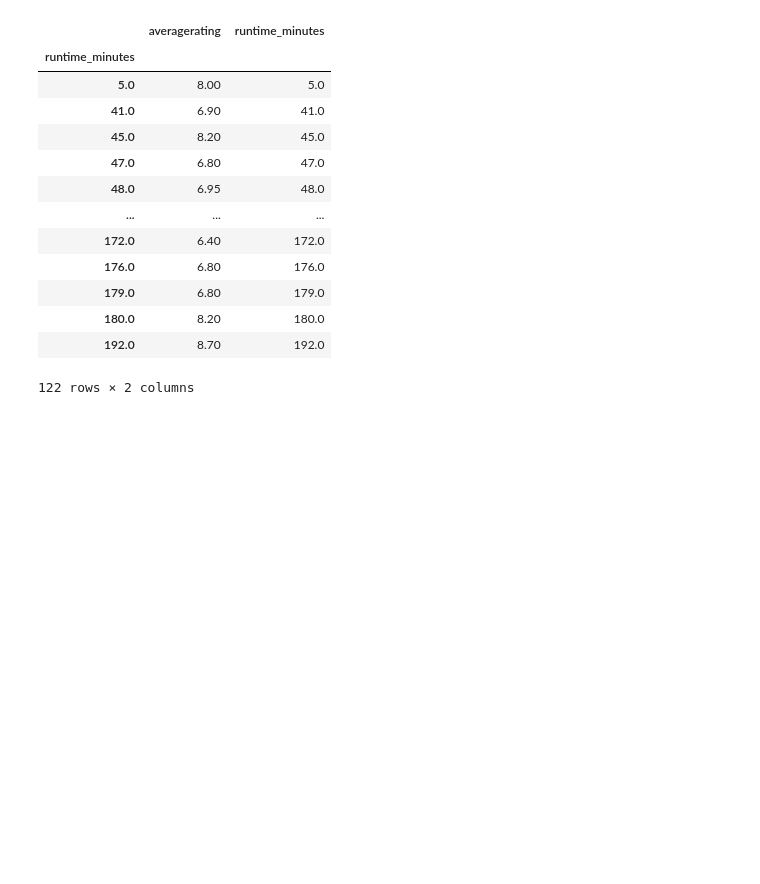
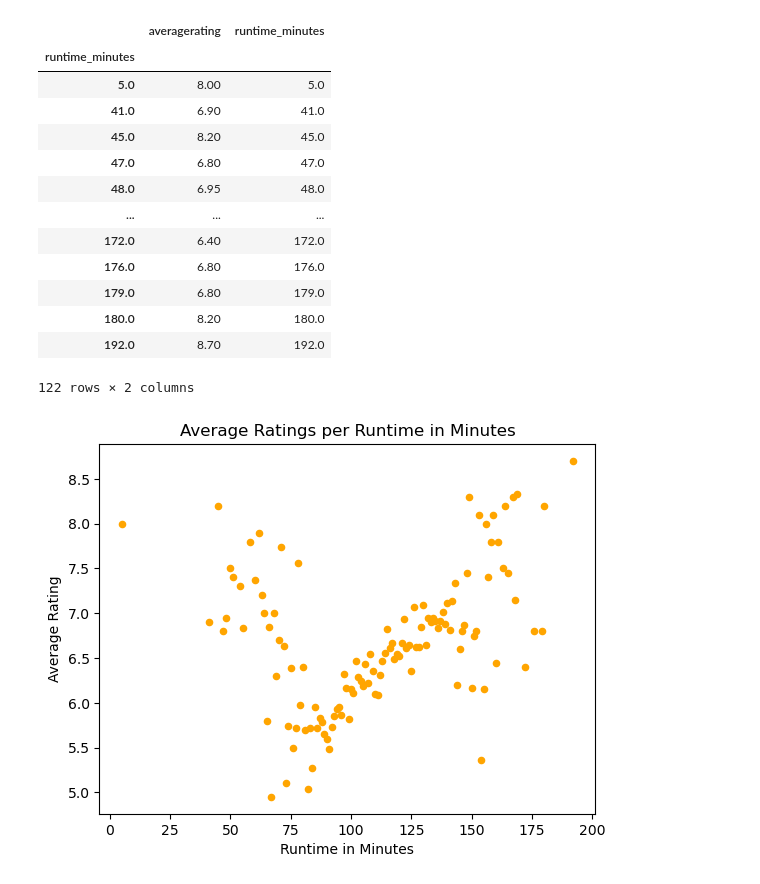
Before and after one commit to KMalinga/dsc-phase-1-project-v2-4, a Jupyter notebook: student.ipynb, the cells around one changed output. Saved outputs shown, nothing was run; the diff lists cells and outputs as text; code cells hidden in the pictures; blank space fills up the shorter version.

```diff
--- a/student.ipynb
+++ b/student.ipynb
@@ -686,3 +686,16 @@ avgrat_runtime
 | 180.0 | 8.20 | 180.0 |
 | 192.0 | 8.70 | 192.0 |
 122 rows × 2 columns
+# %%
+import matplotlib.pyplot as plt
+
+# Scatter plot with color changed to orange
+avgrat_runtime.plot.scatter(x='runtime_minutes', y='averagerating', color='orange')
+plt.title('Average Ratings per Runtime in Minutes')
+plt.xlabel('Runtime in Minutes')
+plt.ylabel('Average Rating')
+
+# Display the plot and Save the plot to a PNG file
+plt.savefig('avgrat_runtime_scatter.png')
+# %% [output]
+[figure, added]
```
